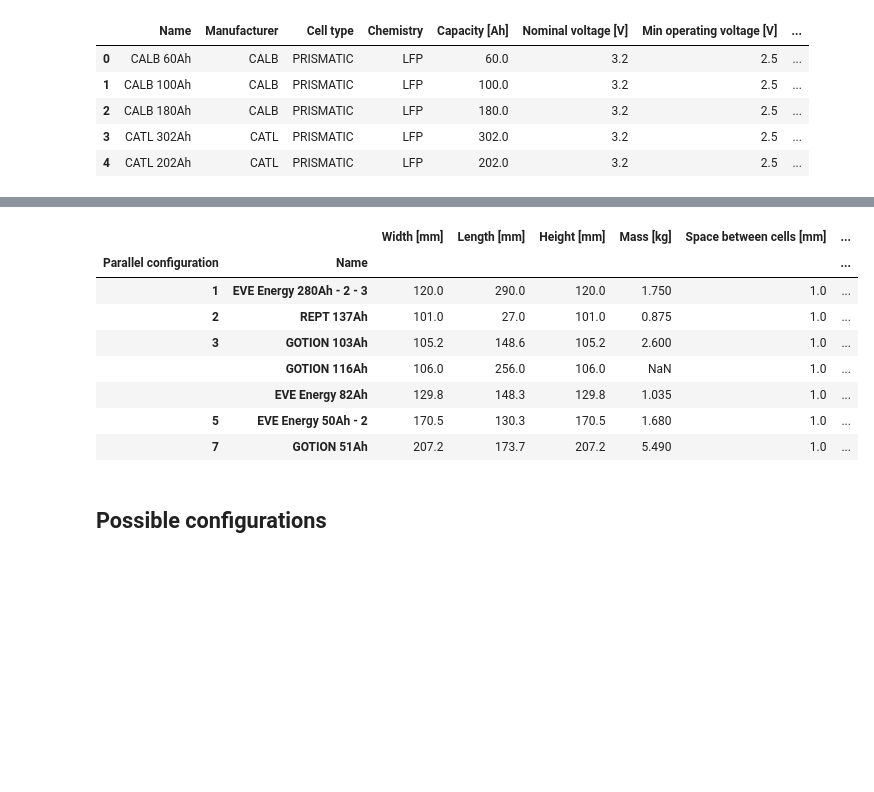
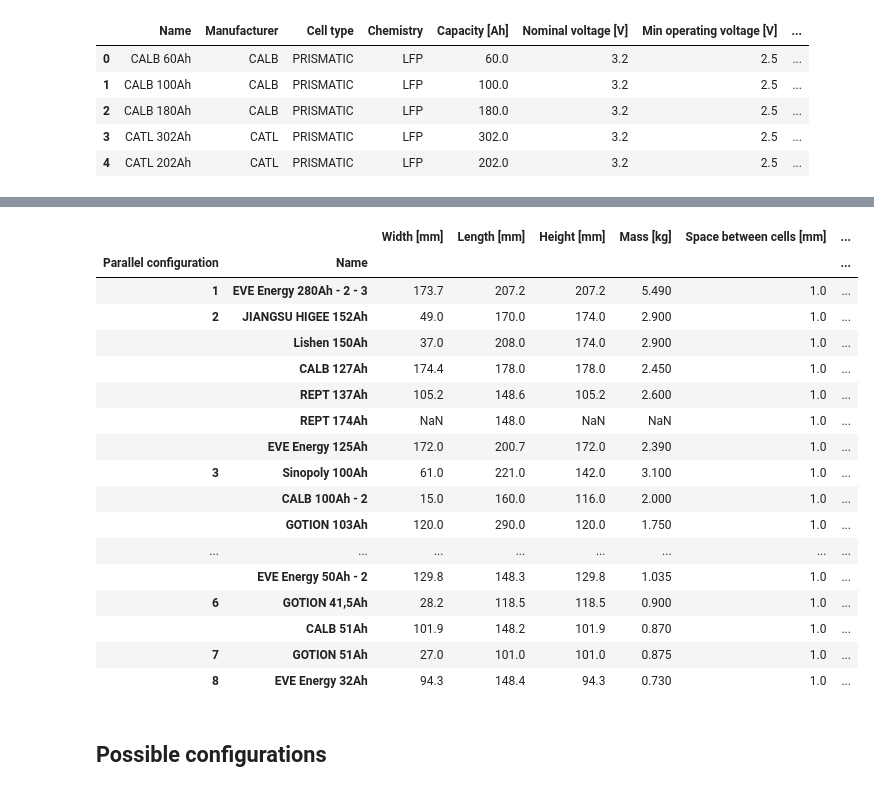
Before and after one commit to Bork00/Machine_learning_boot, a Jupyter notebook: Kalkulator.ipynb, the cells around one changed output, grey strips where cells are left out. Drawn from its saved outputs; the diff is of its cells as text; code cells hidden in the pictures; blank space fills up the shorter version.

```diff
--- a/Kalkulator.ipynb
+++ b/Kalkulator.ipynb
@@ -400,7 +429,7 @@ cellDatabase.head()
 | 3 | CATL 302Ah | LFP | 302.0 | 3.2 | 151.0 | 302.0 | ... |
 | 4 | CATL 202Ah | LFP | 202.0 | 3.2 | 101.0 | 202.0 | ... |
 # %%
-cellDatabase['Usable system energy EOL [kWh]'] = cellDatabase['Capacity [Ah]'] * cellDatabase['SOH EOL'] * cellDatabase['DoD'] * systemConfigurationsDataframe['System nominal voltage [V]'].iloc[0]/ 1000
-cellDatabase['Max usable system energy EOL [kWh]'] = cellDatabase['Usable system energy EOL [kWh]'] * 1.2
+cellDatabase['Usable batterypack energy EOL [kWh]'] = cellDatabase['Capacity [Ah]'] * cellDatabase['SOH EOL'] * cellDatabase['DoD'] * systemConfigurationsDataframe['System nominal voltage [V]'].iloc[0]/ 1000
+cellDatabase['Max usable batterypack energy EOL [kWh]'] = cellDatabase['Usable batterypack energy EOL [kWh]'] * 1.2
 cellDatabase.head()
 # %% [output]
@@ -420,8 +449,8 @@ sufficientCells = pd.DataFrame()
 
 for index in systemConfigurationsDataframe.index:
     newSufficientCells = cellDatabase[
-        (cellDatabase['Usable system energy EOL [kWh]'] > systemConfigurationsDataframe.loc[index, 'Cycle usable energy EOL [kWh]']) &
-        (cellDatabase['Max usable system energy EOL [kWh]'] < systemConfigurationsDataframe.loc[index, 'Max cycle usable energy EOL [kWh]'])
+        (cellDatabase['Usable batterypack energy EOL [kWh]'] > systemConfigurationsDataframe.loc[index, 'Cycle usable energy EOL [kWh]']) &
+        (cellDatabase['Max usable batterypack energy EOL [kWh]'] < systemConfigurationsDataframe.loc[index, 'Max cycle usable energy EOL [kWh]'])
     ].copy()
     newSufficientCells['Parallel configuration'] = int(index) # musi być tak żeby zrobić multiindex
     sufficientCells = pd.concat([sufficientCells, newSufficientCells], ignore_index=True)
@@ -447,7 +476,7 @@ sufficientCells.loc[1]
 # %% [markdown]
 ## RMS Cells analysis
 # %%
-sufficientCells['Installed system energy BOL [kWh]'] = sufficientCells['Nominal voltage [V]'] * sufficientCells['Cell string configuration for the system'] * sufficientCells['Capacity [Ah]'] / 1000
+sufficientCells['Installed batterypack energy BOL [kWh]'] = sufficientCells['Nominal voltage [V]'] * sufficientCells['Cell string configuration for the system'] * sufficientCells['Capacity [Ah]'] / 1000
 sufficientCells.head()
 # %% [output]
 |  |  | Chemistry | Capacity [Ah] | Nominal voltage [V] | Constant discharge current [A] | ... |
@@ -560,7 +589,7 @@ dtype: float64
 rowsToStay = []
 
 for index in sufficientCells.index.get_level_values(0).unique():
-    mask = (sufficientCells['Max charge current [A]'].loc[index] >= systemConfigurationsDataframe['Charge-RMS30s [A]'].loc[index]) & (sufficientCells['Max discharge current [A]'].loc[index] >= systemConfigurationsDataframe['Discharge-RMS30s [A]'].loc[index])
+    mask = (sufficientCells['RMS Charge 30s [A]'].loc[index] >= systemConfigurationsDataframe['Charge-RMS30s [A]'].loc[index]) & (sufficientCells['RMS Discharge 30s [A]'].loc[index] >= systemConfigurationsDataframe['Discharge-RMS30s [A]'].loc[index])
     newRow = mask.reset_index()
     newRow['Parallel configuration'] = index
     newRow.set_index(['Parallel configuration', 'Name'], inplace=True)
@@ -609,20 +678,35 @@ sufficientCells
 # %%
 mechanicalCellDataList = ['Width [mm]', 'Length [mm]', ' Height [mm]',
                           'Mass [kg]', 'Space between cells [mm]']
-mechanicalCellDatabase = pd.DataFrame(index=sufficientCells.index)
-mechanicalCellDatabase[mechanicalCellDataList] = fullCellDatabase[mechanicalCellDataList][fullCellDatabase['Name'].isin(mechanicalCellDatabase.reset_index()['Name'])].values
-mechanicalCellDatabase['Cell string configuration for the system'] = sufficientCells['Cell string configuration for the system']
-mechanicalCellDatabase
+
+filtered_data = fullCellDatabase.set_index("Name").loc[
+    sufficientCells.index.get_level_values("Name"), mechanicalCellDataList
+]
+
+mechanicalCellDatabase = pd.DataFrame(index=sufficientCells.index, data=filtered_data.values, columns=mechanicalCellDataList)
+
+mechanicalCellDatabase['Cell string configuration for the system'] = sufficientCells['Cell string configuration for the system'].copy()
+mechanicalCellDatabase['Installed batterypack energy BOL [kWh]'] = sufficientCells['Installed batterypack energy BOL [kWh]'].copy()
+display(mechanicalCellDatabase)
 # %% [output]
 |  |  | Width [mm] | Length [mm] | Height [mm] | Mass [kg] | Space between cells [mm] | ... |
 | Parallel configuration | Name |  |  |  |  |  | ... |
-| 1 | EVE Energy 280Ah - 2 - 3 | 120.0 | 290.0 | 120.0 | 1.750 | 1.0 | ... |
-| 2 | REPT 137Ah | 101.0 | 27.0 | 101.0 | 0.875 | 1.0 | ... |
-| 3 | GOTION 103Ah | 105.2 | 148.6 | 105.2 | 2.600 | 1.0 | ... |
-|  | GOTION 116Ah | 106.0 | 256.0 | 106.0 | NaN | 1.0 | ... |
-|  | EVE Energy 82Ah | 129.8 | 148.3 | 129.8 | 1.035 | 1.0 | ... |
-| 5 | EVE Energy 50Ah - 2 | 170.5 | 130.3 | 170.5 | 1.680 | 1.0 | ... |
-| 7 | GOTION 51Ah | 207.2 | 173.7 | 207.2 | 5.490 | 1.0 | ... |
+| 1 | EVE Energy 280Ah - 2 - 3 | 173.7 | 207.2 | 207.2 | 5.490 | 1.0 | ... |
+| 2 | JIANGSU HIGEE 152Ah | 49.0 | 170.0 | 174.0 | 2.900 | 1.0 | ... |
+|  | Lishen 150Ah | 37.0 | 208.0 | 174.0 | 2.900 | 1.0 | ... |
+|  | CALB 127Ah | 174.4 | 178.0 | 178.0 | 2.450 | 1.0 | ... |
+|  | REPT 137Ah | 105.2 | 148.6 | 105.2 | 2.600 | 1.0 | ... |
+|  | REPT 174Ah | NaN | 148.0 | NaN | NaN | 1.0 | ... |
+|  | EVE Energy 125Ah | 172.0 | 200.7 | 172.0 | 2.390 | 1.0 | ... |
+| 3 | Sinopoly 100Ah | 61.0 | 221.0 | 142.0 | 3.100 | 1.0 | ... |
+|  | CALB 100Ah - 2 | 15.0 | 160.0 | 116.0 | 2.000 | 1.0 | ... |
+|  | GOTION 103Ah | 120.0 | 290.0 | 120.0 | 1.750 | 1.0 | ... |
+| ... | ... | ... | ... | ... | ... | ... | ... |
+|  | EVE Energy 50Ah - 2 | 129.8 | 148.3 | 129.8 | 1.035 | 1.0 | ... |
+| 6 | GOTION 41,5Ah | 28.2 | 118.5 | 118.5 | 0.900 | 1.0 | ... |
+|  | CALB 51Ah | 101.9 | 148.2 | 101.9 | 0.870 | 1.0 | ... |
+| 7 | GOTION 51Ah | 27.0 | 101.0 | 101.0 | 0.875 | 1.0 | ... |
+| 8 | EVE Energy 32Ah | 94.3 | 148.4 | 94.3 | 0.730 | 1.0 | ... |
 # %% [markdown]
 ## Possible configurations
 # %%
```
Also changed, not shown: parts of 35 cells of this notebook.
